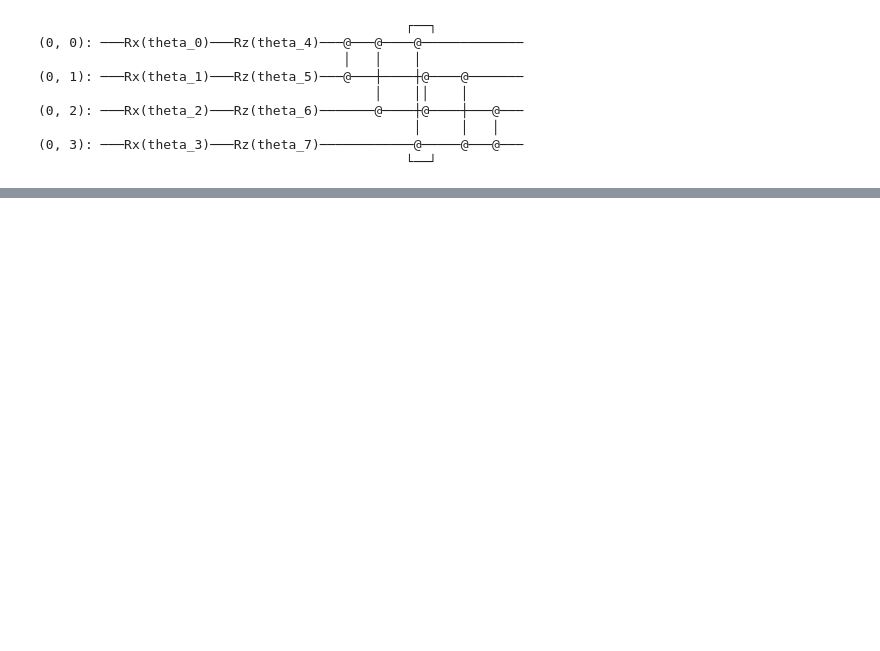
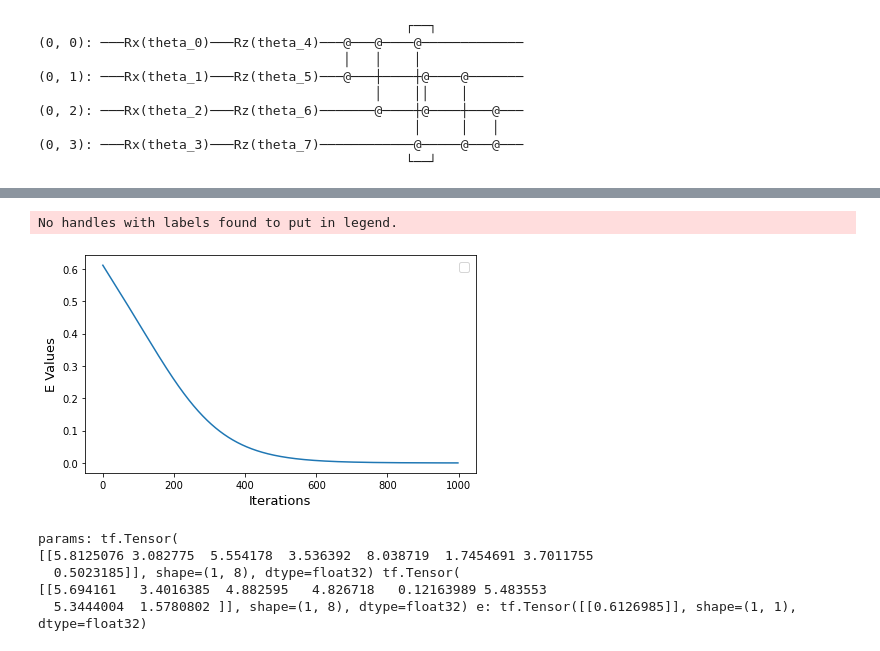
Before and after one commit to nargesalavi/Quantum-Open-Source-Foundation-Mentorship, a Jupyter notebook: QNN_Optimization.ipynb, the cells around one changed output, grey strips where cells are left out. Saved outputs shown, nothing was run; the diff lists cells and outputs as text; code cells hidden in the pictures; blank space fills up the shorter version.

Commit message:
1 layer qnn converged by numerical method.

```diff
--- a/QNN_Optimization.ipynb
+++ b/QNN_Optimization.ipynb
@@ -177,4 +175 @@ def update_params(params, gradients, learning_rate):
   return params
-# %%
-print(params)
-params_grads = custom_gradient(params, target_state)
@@ -185,2 +175,0 @@ tf.Tensor(
-# %%
-update_params(params, params_grads,0.01)
@@ -201,5 +176,15 @@ array([[3.4859319 , 6.1871014 , 4.493138  , 4.0338054 , 5.878734  ,
 # %%
-#for i in range (1,10):
-for i in range(100):
-  custom_gradient(params, target_state)
+,#for i in range (1,10):
+eValues = []
+for i in range(1000):
+  params_grads = custom_gradient(params, target_state,parameter_shift = False, h = np.pi/320)
   params = update_params(params, params_grads,0.01)
+
+  approximation = state_layer(qnn, symbol_names=params_names, symbol_values=params)
+  e = states_distance(approximation,target_state)
+  eValues.append(e[0][0])
+
+  if i % 10 == 0:
+    print('i:', i, 'e:', e)
+
+print(e)
@@ -210,0 +209,2 @@ AttributeError: ignored
+# %%
+eValues = tf.reshape(eValues,[1,1000])
@@ -210,0 +213,21 @@ AttributeError: ignored
+# %%
+steps = -1
+plt.figure(figsize=(7, 4))
+plt.plot(eValues[:steps])
+plt.xlabel("Iterations", fontsize=13)
+plt.ylabel("E Values", fontsize=13)
+plt.legend(fontsize=13)
+plt.show()
+# %% [output]
+No handles with labels found to put in legend.
+[figure, added]
+# %%
+  approximation = state_layer(qnn, symbol_names=params_names, symbol_values=params)
+  e = states_distance(approximation,target_state)
+  print('params:', params, params% 2*np.pi, 'e:', e)
+# %% [output]
+params: tf.Tensor(
+[[5.8125076 3.082775  5.554178  3.536392  8.038719  1.7454691 3.7011755
+  0.5023185]], shape=(1, 8), dtype=float32) tf.Tensor(
+[[5.694161   3.4016385  4.882595   4.826718   0.12163989 5.483553
+  5.3444004  1.5780802 ]], shape=(1, 8), dtype=float32) e: tf.Tensor([[0.6126985]], shape=(1, 1), dtype=float32)
```
Also changed, not shown: parts of 11 cells of this notebook.
